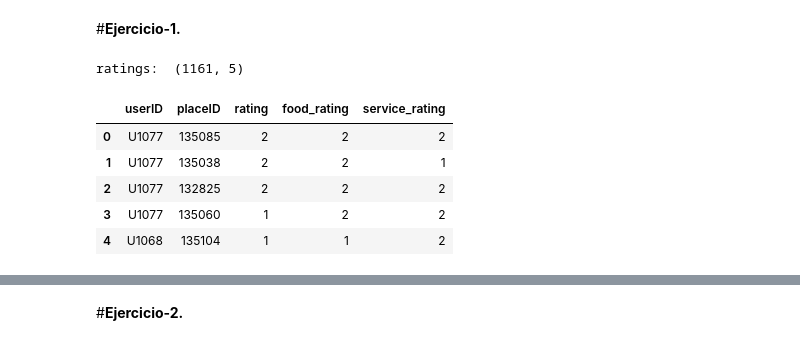
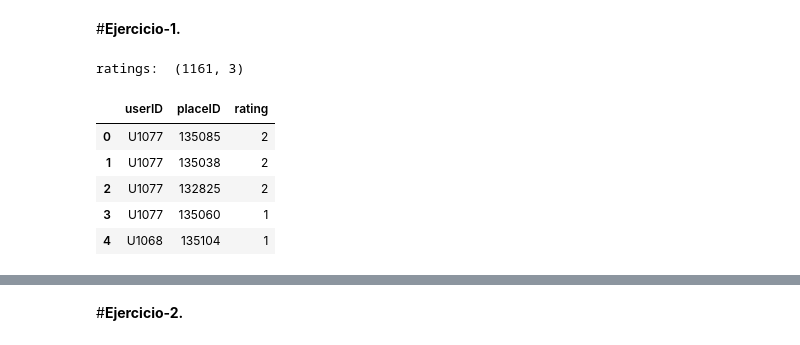
Before and after one commit to PosgradoMNA/IAAEquipo59, a Jupyter notebook: MNA_IAyAA_semana_10_Actividad_Daniel.ipynb, the cells around one changed output, grey strips where cells are left out. Saved outputs shown, nothing was run; the diff lists cells and outputs as text; code cells hidden in the pictures.

```diff
--- a/MNA_IAyAA_semana_10_Actividad_Daniel.ipynb
+++ b/MNA_IAyAA_semana_10_Actividad_Daniel.ipynb
@@ -28,18 +28,18 @@ from sklearn.decomposition import TruncatedSVD
 # %%
 ratings_url="https://raw.githubusercontent.com/PosgradoMNA/IAAEquipo59/main/rating_final.csv?token=GHSAT0AAAAAABW3GV3I5XETEVXZID5CG3D2Y34FGOQ"
 geoplaces_url="https://raw.githubusercontent.com/PosgradoMNA/IAAEquipo59/main/geoplaces2.csv?token=GHSAT0AAAAAABW3GV3I5XETEVXZID5CG3D2Y34FGOQ"
-df_ratings = pd.read_csv(ratings_url)
-df_geoplaces = pd.read_csv(geoplaces_url, encoding="latin-1")
+df_ratings = pd.read_csv(ratings_url, usecols = ["userID", "placeID", "rating"], encoding="latin-1")
+df_geoplaces = pd.read_csv(geoplaces_url, usecols = ["placeID", "name"], encoding="latin-1")
 print('ratings: ', df_ratings.shape)
 df_ratings.head()
 # %% [output]
-ratings:  (1161, 5)
+ratings:  (1161, 3)
-|  | userID | placeID | rating | food_rating | service_rating |
-| 0 | U1077 | 135085 | 2 | 2 | 2 |
-| 1 | U1077 | 135038 | 2 | 2 | 1 |
-| 2 | U1077 | 132825 | 2 | 2 | 2 |
-| 3 | U1077 | 135060 | 1 | 2 | 2 |
-| 4 | U1068 | 135104 | 1 | 1 | 2 |
+|  | userID | placeID | rating |
+| 0 | U1077 | 135085 | 2 |
+| 1 | U1077 | 135038 | 2 |
+| 2 | U1077 | 132825 | 2 |
+| 3 | U1077 | 135060 | 1 |
+| 4 | U1068 | 135104 | 1 |
 # %%
 print('geoplaces: ', df_geoplaces.shape)
 df_geoplaces.head()
```
Also changed, not shown: parts of 19 cells of this notebook.
